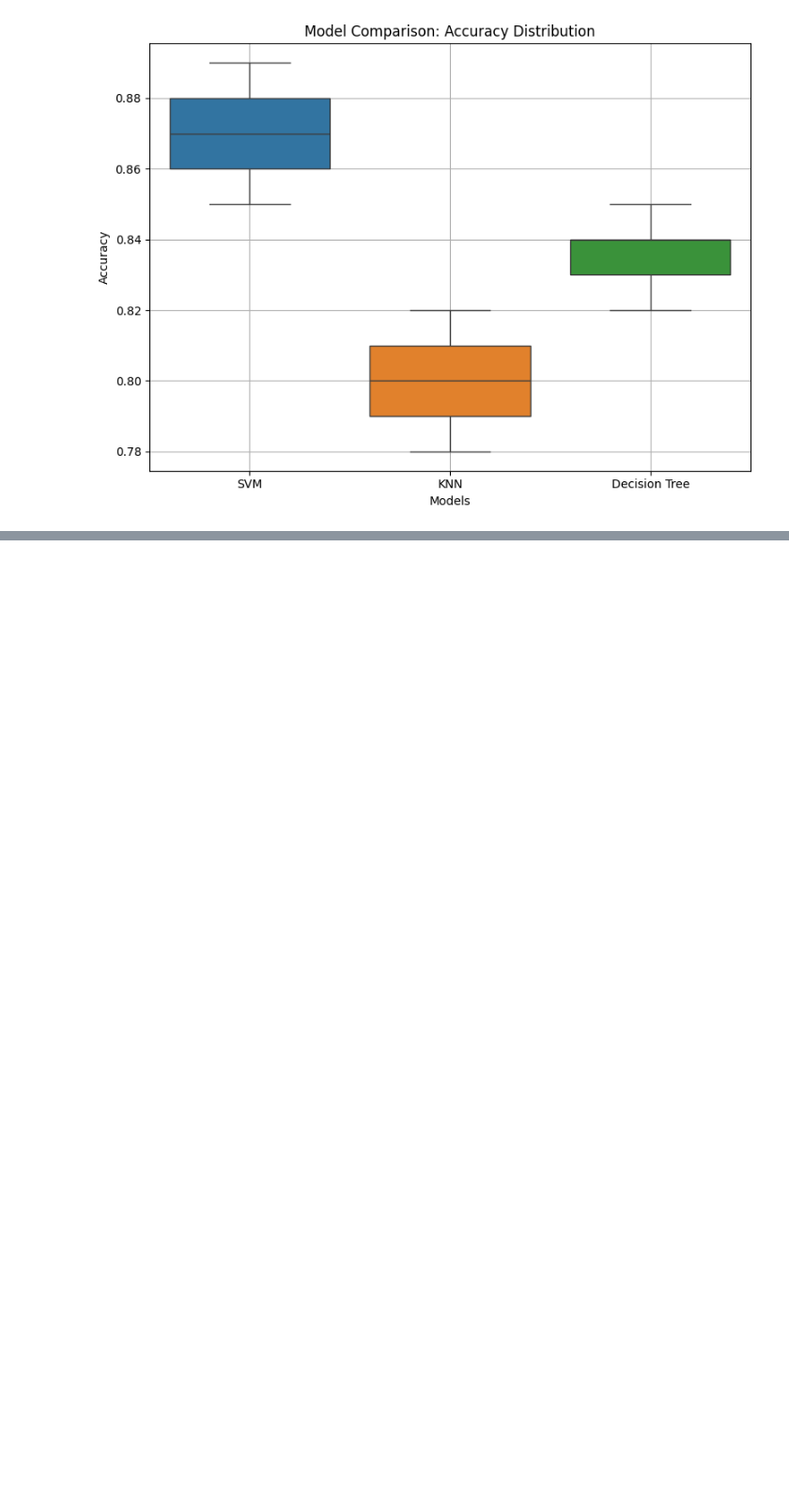
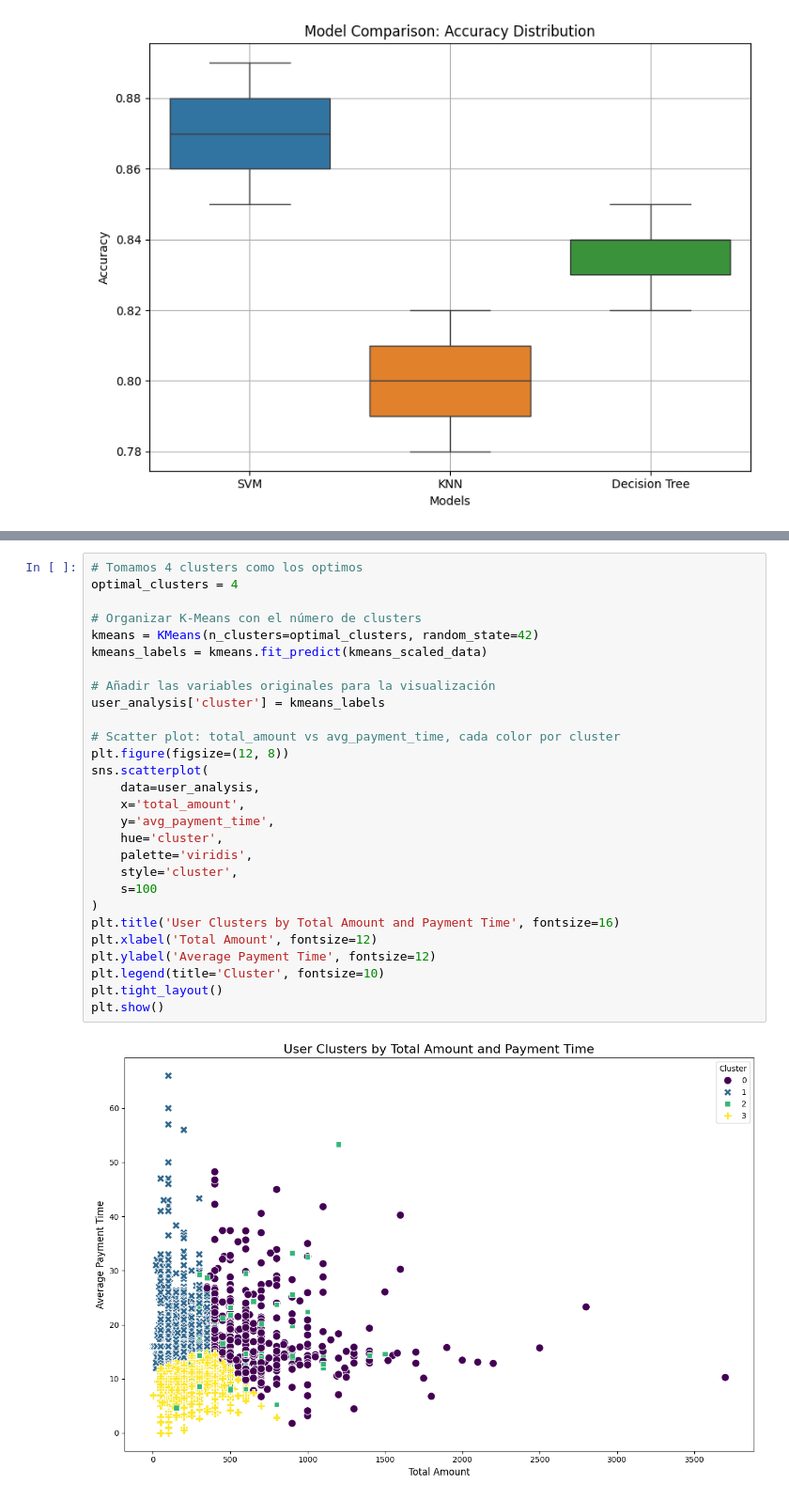
Before and after one commit to Julix4/UOC_proj2_cohortes, a Jupyter notebook: analisis/v1-Modelos-regresión-personalizados.ipynb, the cells around one changed output, grey strips where cells are left out. Shown at 94% size. Drawn from its saved outputs; the diff is of its cells as text; blank space fills up the shorter version.

```diff
--- a/analisis/v1-Modelos-regresión-personalizados.ipynb
+++ b/analisis/v1-Modelos-regresión-personalizados.ipynb
@@ -693,0 +818,30 @@ plt.show()
+# %%
+# Tomamos 4 clusters como los optimos
+optimal_clusters = 4
+
+# Organizar K-Means con el número de clusters
+kmeans = KMeans(n_clusters=optimal_clusters, random_state=42)
+kmeans_labels = kmeans.fit_predict(kmeans_scaled_data)
+
+# Añadir las variables originales para la visualización
+user_analysis['cluster'] = kmeans_labels
+
+# Scatter plot: total_amount vs avg_payment_time, cada color por cluster
+plt.figure(figsize=(12, 8))
+sns.scatterplot(
+    data=user_analysis,
+    x='total_amount',
+    y='avg_payment_time',
+    hue='cluster',
+    palette='viridis',
+    style='cluster',
+    s=100
+)
+plt.title('User Clusters by Total Amount and Payment Time', fontsize=16)
+plt.xlabel('Total Amount', fontsize=12)
+plt.ylabel('Average Payment Time', fontsize=12)
+plt.legend(title='Cluster', fontsize=10)
+plt.tight_layout()
+plt.show()
+# %% [output]
+[figure, added]
```
Also changed, not shown: parts of 10 cells of this notebook.
